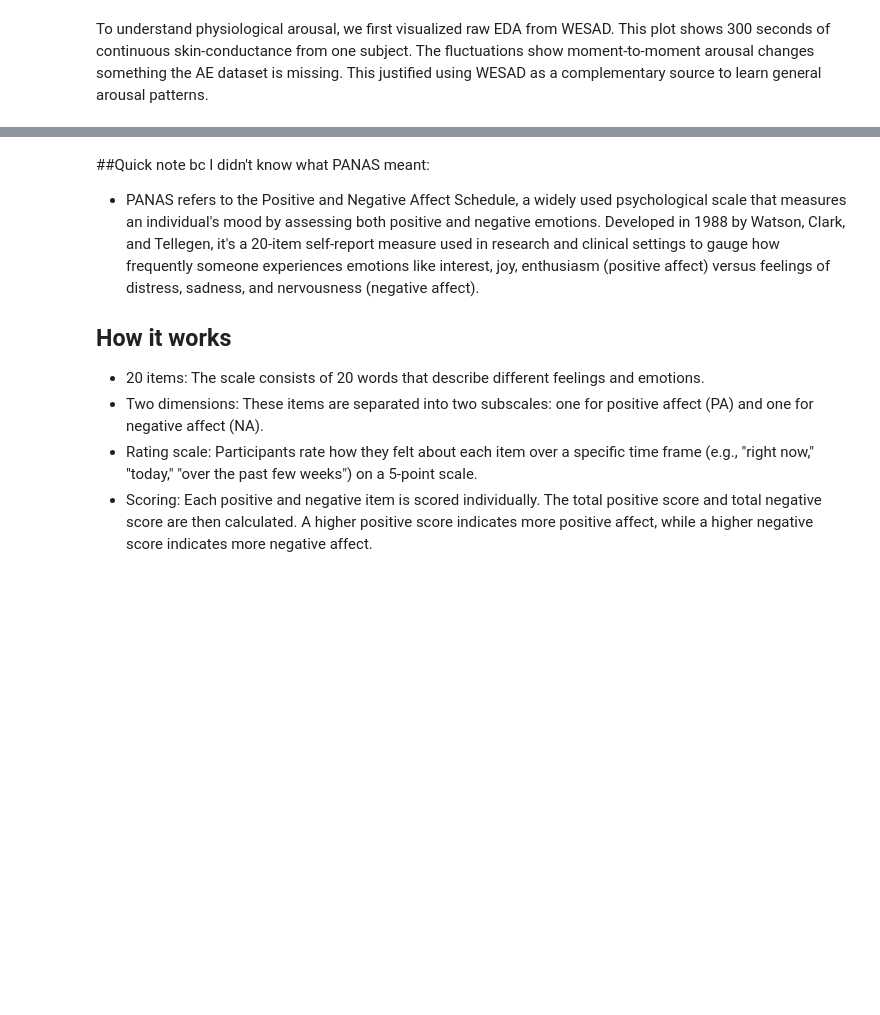
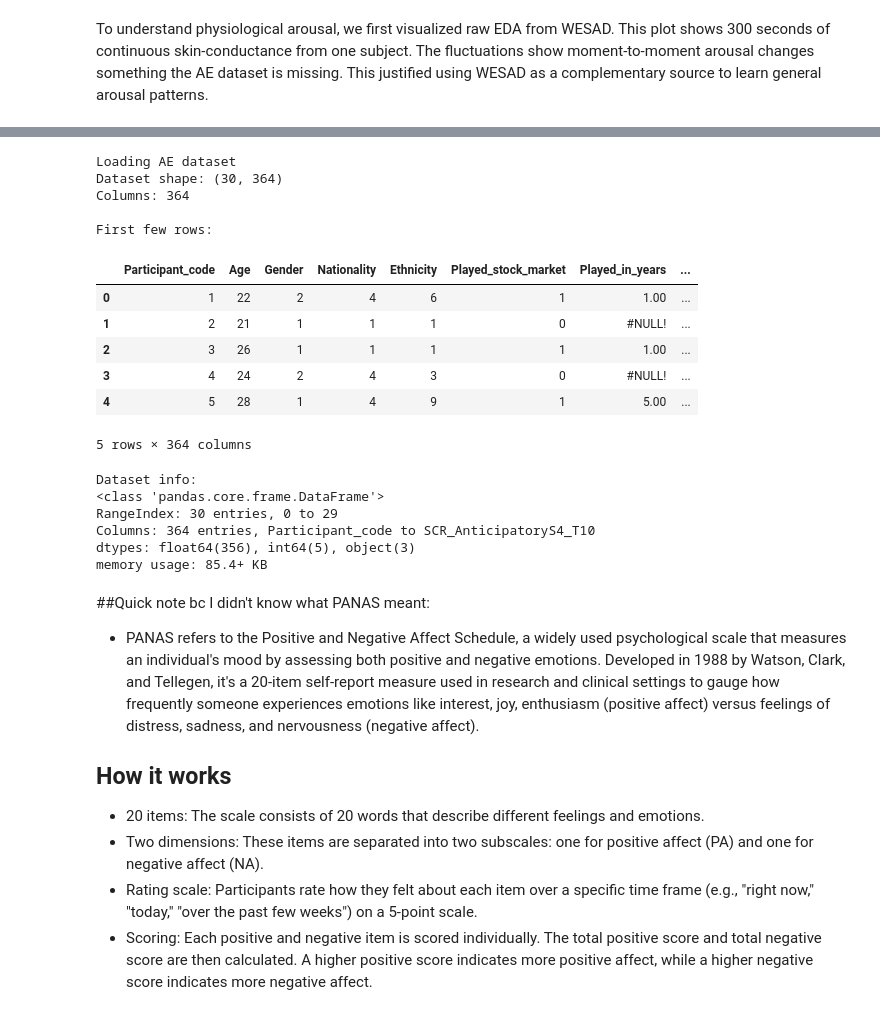
Before and after one commit to submarinejuice/CP322-Final-Project-Group-9, a Jupyter notebook: cp322_FINAL.ipynb, the cells around one changed output, grey strips where cells are left out. Cells and saved outputs as stored; diff of their text form; code cells hidden in the pictures; blank space fills up the shorter version.

```diff
--- a/cp322_FINAL.ipynb
+++ b/cp322_FINAL.ipynb
@@ -282,3 +329,38 @@ for c in df.columns:
+# %%
+import pandas as pd
+import re
+
+# Load dataset
+print("Loading AE dataset")
+ae_data_path = "DATASET/AE_investment_dataset.csv"
+df = pd.read_csv(ae_data_path)
+
+print(f"Dataset shape: {df.shape}")
+print(f"Columns: {len(df.columns)}")
+print("\nFirst few rows:")
+display(df.head())
+
+print("\nDataset info:")
+df.info()
+# %% [output]
+Loading AE dataset
+Dataset shape: (30, 364)
+Columns: 364
+
+First few rows:
+|  | Participant_code | Age | Gender | Nationality | Ethnicity | Played_stock_market | Played_in_years | ... |
+| 0 | 1 | 22 | 2 | 4 | 6 | 1 | 1.00 | ... |
+| 1 | 2 | 21 | 1 | 1 | 1 | 0 | #NULL! | ... |
+| 2 | 3 | 26 | 1 | 1 | 1 | 1 | 1.00 | ... |
+| 3 | 4 | 24 | 2 | 4 | 3 | 0 | #NULL! | ... |
+| 4 | 5 | 28 | 1 | 4 | 9 | 1 | 5.00 | ... |
+5 rows × 364 columns
+Dataset info:
+<class 'pandas.core.frame.DataFrame'>
+RangeIndex: 30 entries, 0 to 29
+Columns: 364 entries, Participant_code to SCR_AnticipatoryS4_T10
+dtypes: float64(356), int64(5), object(3)
+memory usage: 85.4+ KB
 # %% [markdown]
 ##Quick note bc I didn't know what PANAS meant:
 - PANAS refers to the Positive and Negative Affect Schedule, a widely used psychological scale that measures an individual's mood by assessing both positive and negative emotions. Developed in 1988 by Watson, Clark, and Tellegen, it's a 20-item self-report measure used in research and clinical settings to gauge how frequently someone experiences emotions like interest, joy, enthusiasm (positive affect) versus feelings of distress, sadness, and nervousness (negative affect).
```
Also changed, not shown: parts of 71 cells of this notebook.
